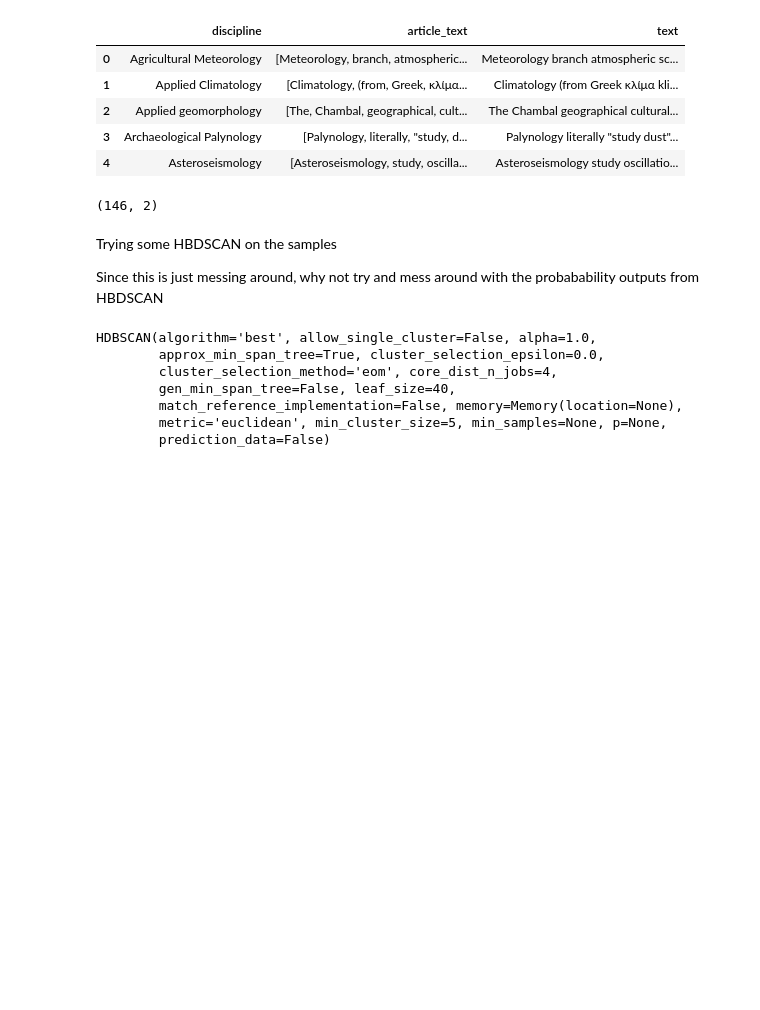
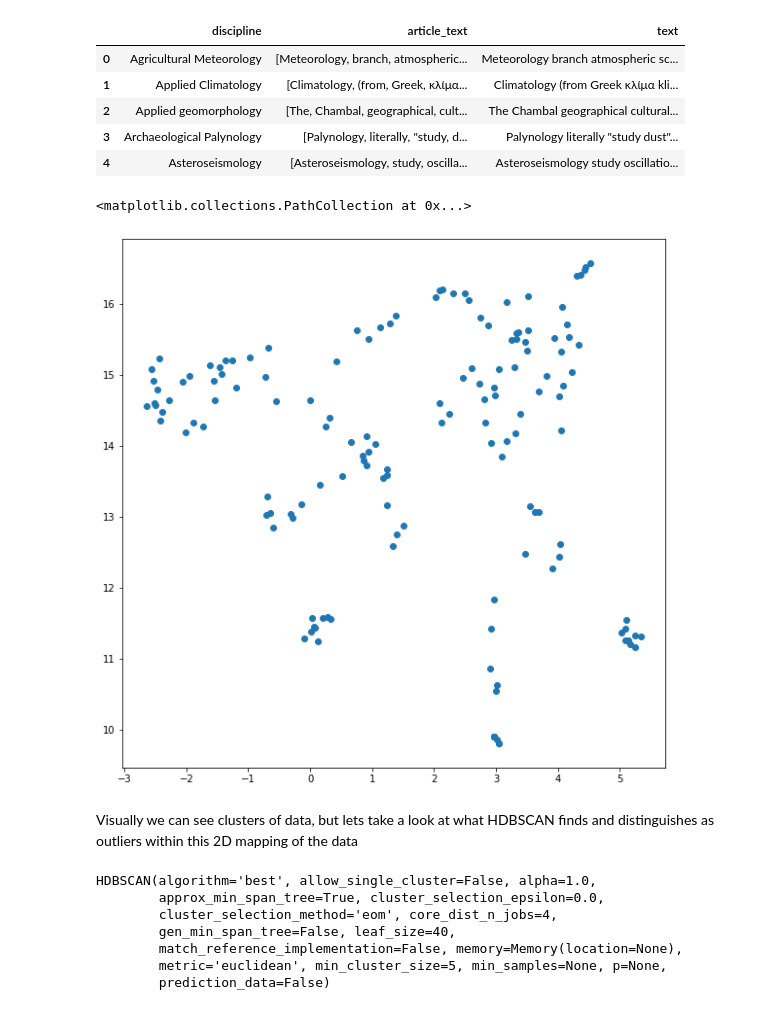
Before and after one commit to noahkarsky/Geoscience_Disciplines, a Jupyter notebook: Geologic_branches_2.ipynb, the cells around one changed output. Drawn from its saved outputs; the diff is of its cells as text; code cells hidden in the pictures; blank space fills up the shorter version.

```diff
--- a/Geologic_branches_2.ipynb
+++ b/Geologic_branches_2.ipynb
@@ -53,14 +68,11 @@ mapper = umap.UMAP(n_neighbors=10, metric='cosine', min_dist=0.1, random_state=4
-# %%
-embedding = pd.DataFrame(mapper, columns = ['x','y'])
-embedding.shape
-# %% [output]
-(146, 2)
-# %%
-embedding['title'] = df1.discipline
-# %% [markdown]
-Trying some HBDSCAN on the samples
-
-Since this is just messing around, why not try and mess around with the probabability outputs from HBDSCAN
+# %%
+fig, ax = plt.subplots(figsize = (10,10))
+plt.scatter(embedding['x'], embedding['y'],)
+# %% [output]
+<matplotlib.collections.PathCollection at 0x...>
+[figure, added]
+# %% [markdown]
+Visually we can see clusters of data, but lets take a look at what HDBSCAN finds and distinguishes as outliers within this 2D mapping of the data
 # %%
 
 clusterer = hdbscan.HDBSCAN()
```
Also changed, not shown: parts of 13 cells of this notebook.
